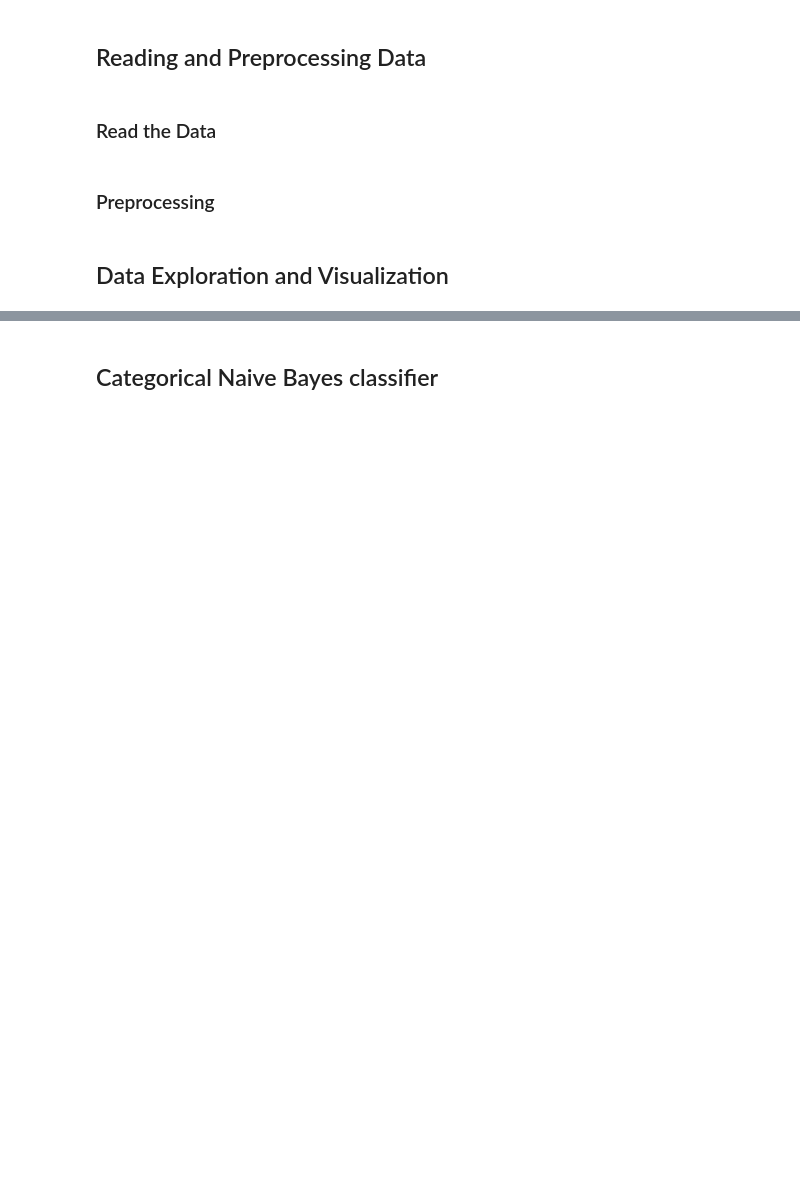
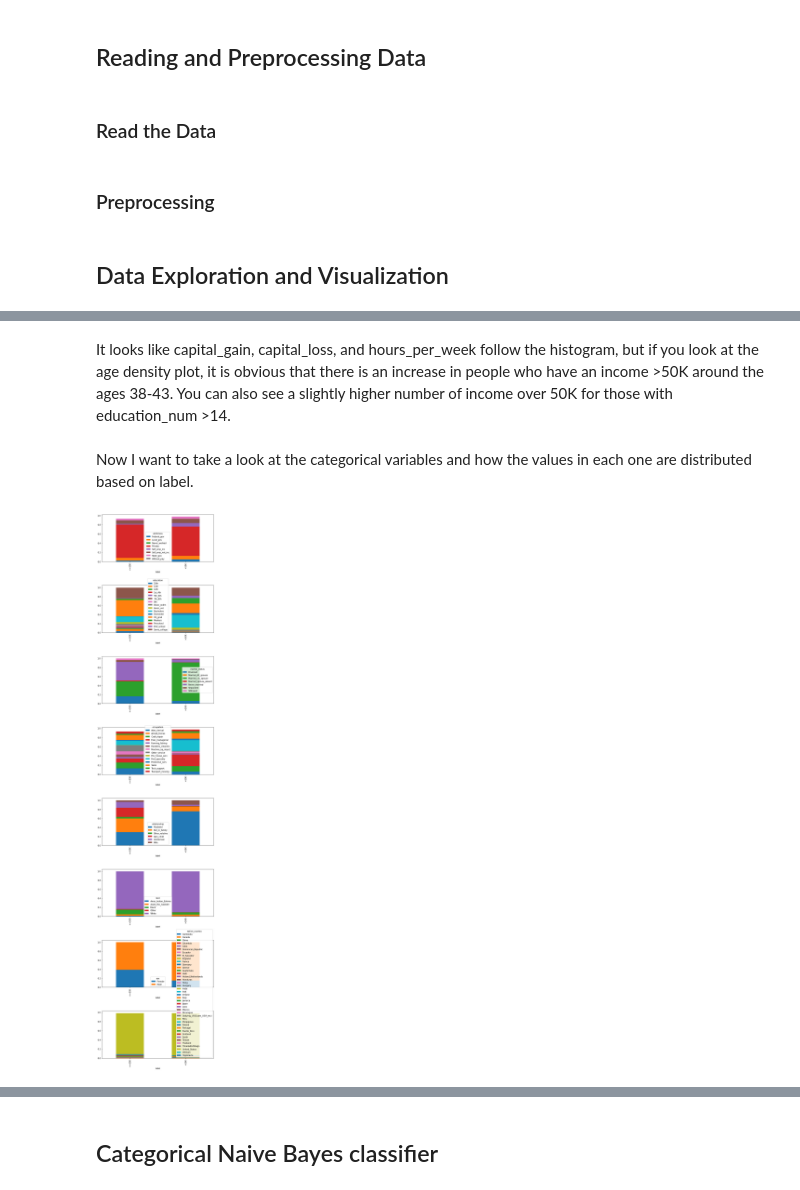
Before and after one commit to lomcaitlin/cst383_s21, a Jupyter notebook: hw12/income.ipynb, the cells around one changed output, grey strips where cells are left out. Saved outputs shown, nothing was run; the diff lists cells and outputs as text; code cells hidden in the pictures; blank space fills up the shorter version.

```diff
--- a/hw12/income.ipynb
+++ b/hw12/income.ipynb
@@ -55,0 +111,13 @@ memory usage: 4.0+ MB
+# %% [markdown]
+It looks like capital_gain, capital_loss, and hours_per_week follow the histogram, but if you look at the age density plot, it is obvious that there is an increase in people who have an income >50K around the ages 38-43. You can also see a slightly higher number of income over 50K for those with education_num >14.
+# %% [markdown]
+Now I want to take a look at the categorical variables and how the values in each one are distributed based on label.
+# %%
+fig, ax = plt.subplots(len(cat_vars),1, figsize=(10,50))
+plt.subplots_adjust(hspace=0.5)
+for i,x in enumerate(cat_vars):
+    a = pd.crosstab(df['label'],df[x])
+    a = a.div(df['label'].value_counts(), axis=0)
+    a.plot.bar(stacked=True, ax=ax[i]);
+# %% [output]
+[figure, added]
```
Also changed, not shown: parts of 31 cells of this notebook, 1 other file.
